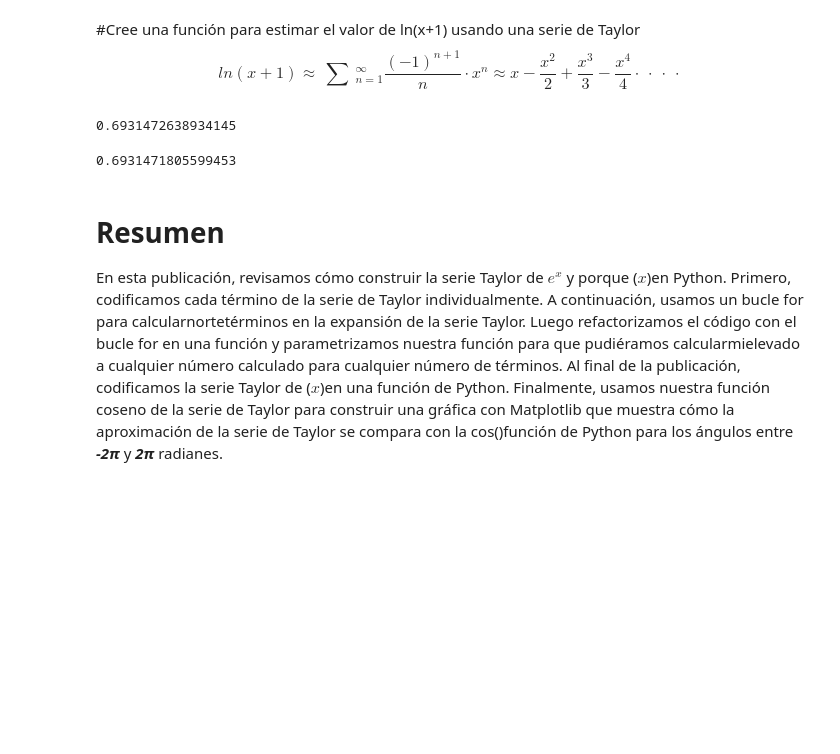
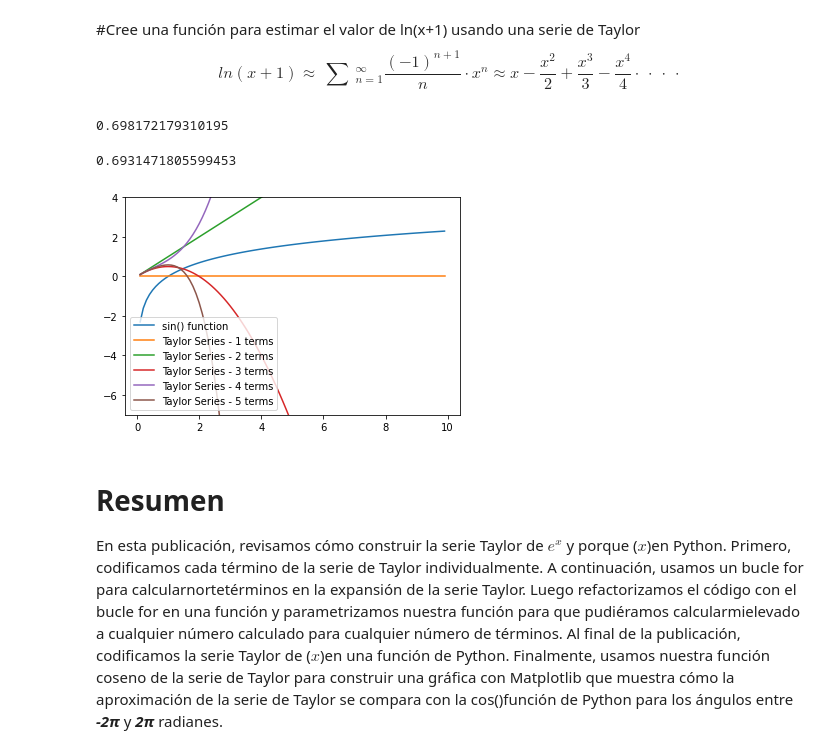
Before and after one commit to jpuentesg/MetNumUN2021I, a Jupyter notebook: Lab9/jpuentesgTaylorSeriesInPython.ipynb, the cells around one changed output. Saved outputs shown, nothing was run; the diff lists cells and outputs as text; code cells hidden in the pictures; blank space fills up the shorter version.

```diff
--- a/Lab9/jpuentesgTaylorSeriesInPython.ipynb
+++ b/Lab9/jpuentesgTaylorSeriesInPython.ipynb
@@ -379,15 +379,44 @@ def func_ln(x, n):
 
     return ln_approx
 # %%
-out = func_ln(1,6000000)
+out = func_ln(1,100)
 print(out)
 # %% [output]
-0.6931472638934145
+0.698172179310195
 # %%
 out = math.log(2)
 print(out)
 # %% [output]
 0.6931471805599453
+# %%
+import math
+import numpy as np
+import matplotlib.pyplot as plt
+# if using a Jupyter notebook, include:
+%matplotlib inline
+
+angles = np.arange(0.1,10,0.1)
+p_ln = np.log(angles)
+
+fig, ax = plt.subplots()
+ax.plot(angles,p_ln)
+
+# add lines for between 1 and 6 terms in the Taylor Series
+for i in [1,2,3,4,5]:
+    t_ln = [func_ln(angle,i) for angle in angles]
+    ax.plot(angles,t_ln)
+
+ax.set_ylim([-7,4])
+
+# set up legend
+legend_lst = ['sin() function']
+for i in range(1,6):
+    legend_lst.append(f'Taylor Series - {i} terms')
+ax.legend(legend_lst, loc=3)
+
+plt.show()
+# %% [output]
+[figure, added]
 # %% [markdown]
 # Resumen
 
```
